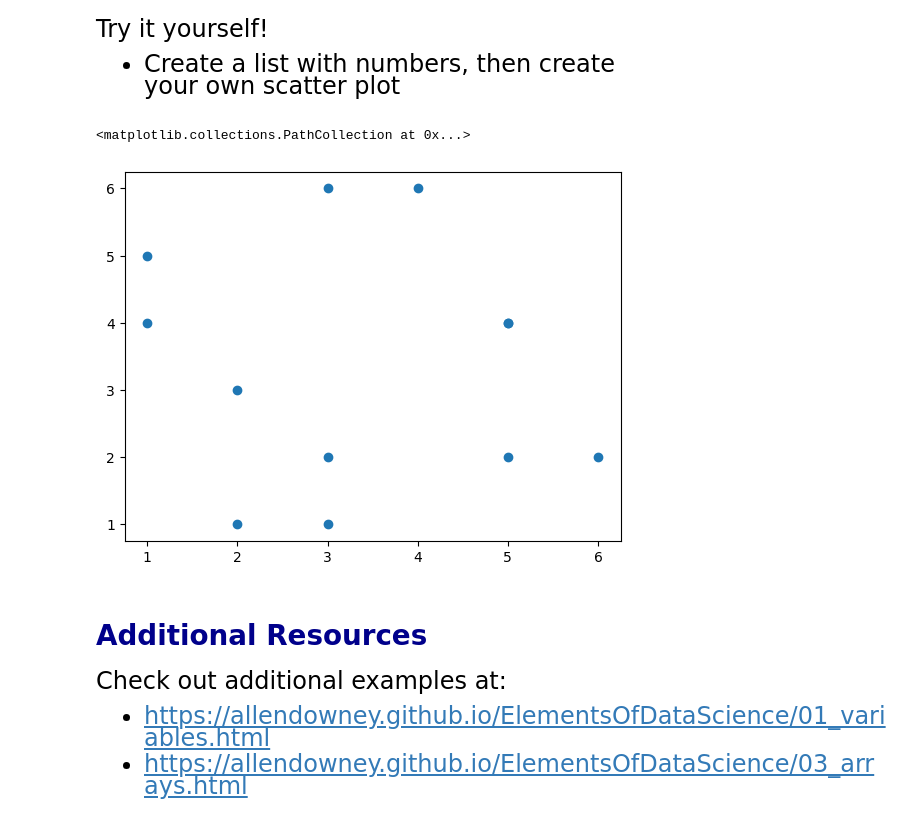
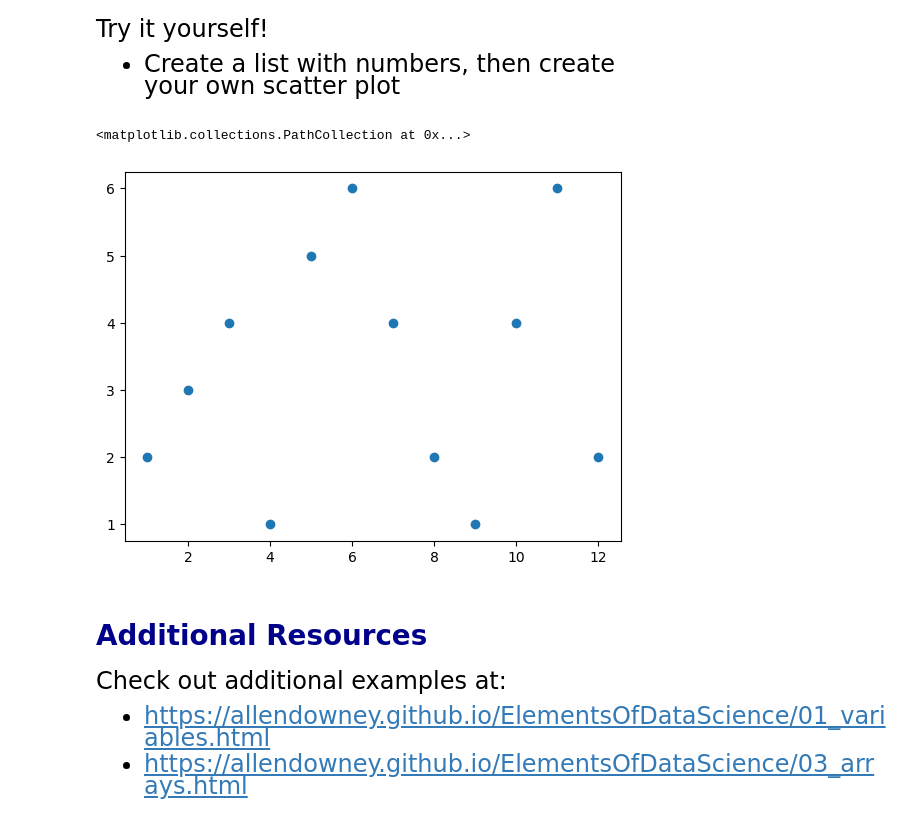
Before and after one commit to wfoster949/qtm151spring2024, a Jupyter notebook: Lecture 02/lecture2.ipynb, the cells around one changed output. Saved outputs shown, nothing was run; the diff lists cells and outputs as text; code cells hidden in the pictures.

```diff
--- a/Lecture 02/lecture2.ipynb
+++ b/Lecture 02/lecture2.ipynb
@@ -300,13 +300,13 @@ your own scatter plot
 # %%
 # Write your own code here
 
 
-list_plotx = [3,2,5,3,1,4,5,6,2,1,3,5]
+list_plotx = [1,2,3,4,5,6,7,8,9,10,11,12]
 list_ploty = [2,3,4,1,5,6,4,2,1,4,6,2]
 plt.scatter(x=list_plotx, y=list_ploty)
 # %% [output]
 <matplotlib.collections.PathCollection at 0x...>
-[figure, old version]
+[figure, new version]
 # %% [markdown]
 # <span style="color:darkblue"> Additional Resources </span>
 
```
Also changed, not shown: parts of 1 cell of this notebook.
